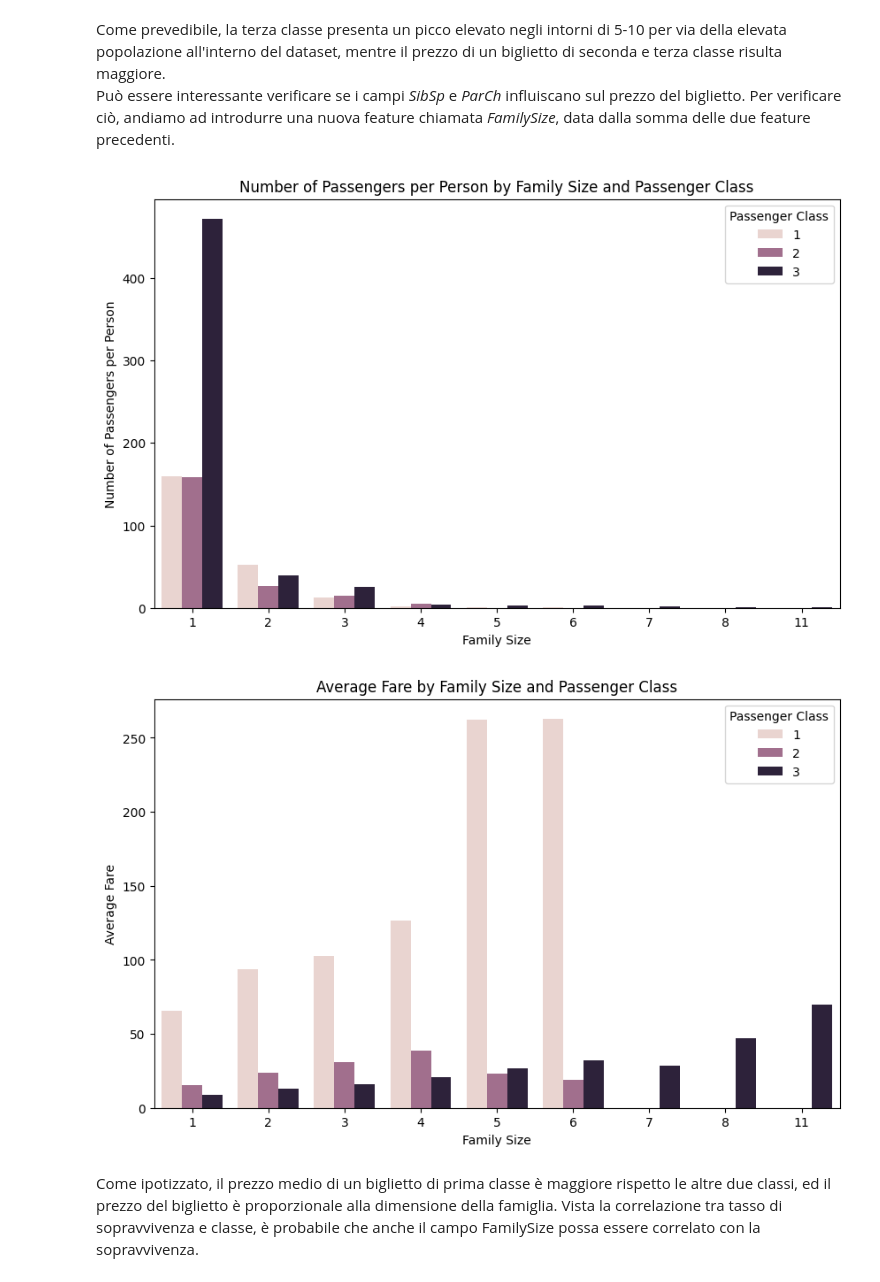
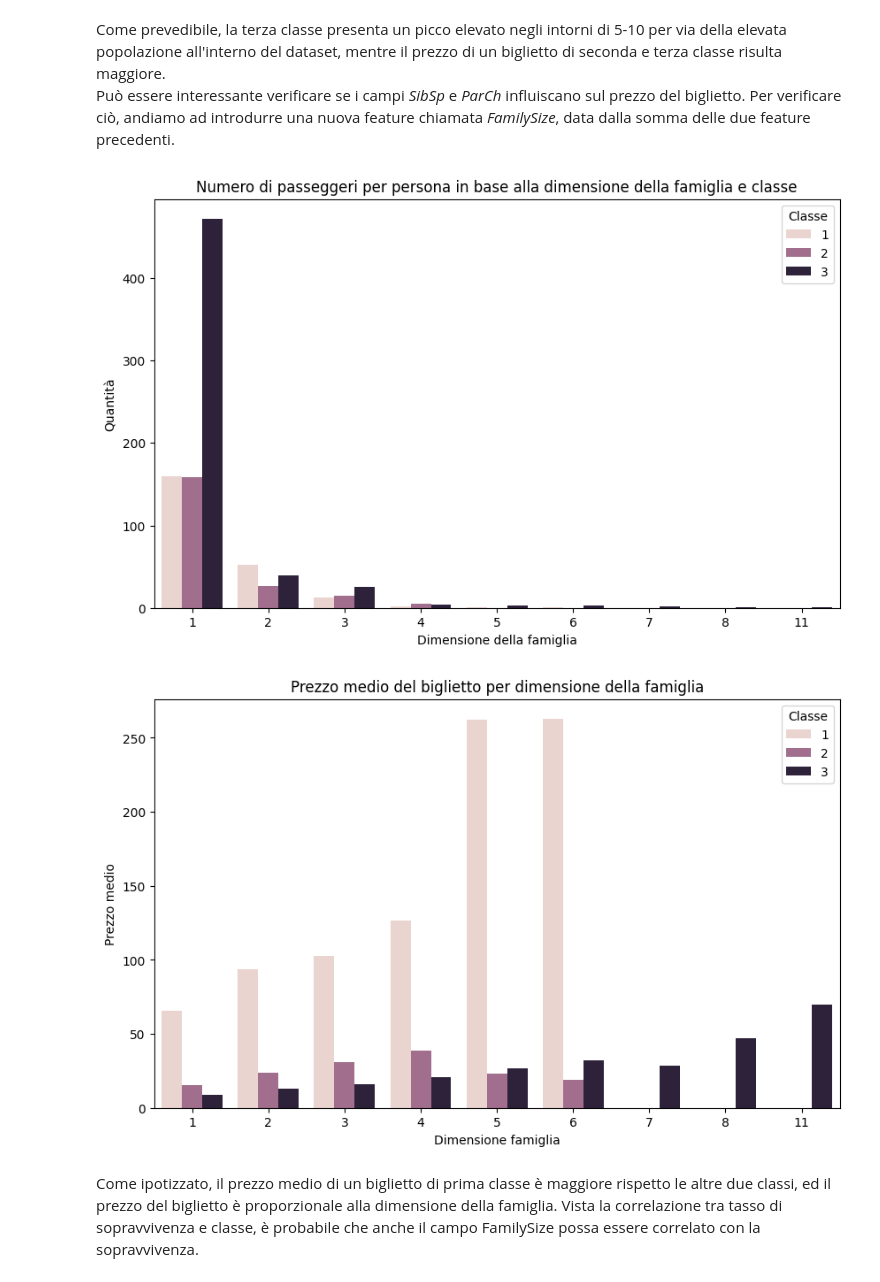
Before and after one commit to lPen88/dataProject, a Jupyter notebook: report.ipynb, the cells around one changed output. Saved outputs shown, nothing was run; the diff lists cells and outputs as text; code cells hidden in the pictures.

```diff
--- a/report.ipynb
+++ b/report.ipynb
@@ -205,32 +204,32 @@ Può essere interessante verificare se i campi *SibSp* e *ParCh* influiscano sul
 # %%
 df['FamilySize'] = df['SibSp'] + df['Parch'] + 1  # +1 per includere il passeggero stesso
 
 df_plot = df.groupby(['FamilySize', 'Pclass']).size().reset_index(name='Count')
 df_plot['CountPerPerson'] = df_plot['Count'] / df_plot['FamilySize']
 plt.figure(figsize=(10, 6))
 sns.barplot(data=df_plot, x='FamilySize', y='CountPerPerson', hue='Pclass')
-plt.title('Number of Passengers per Person by Family Size and Passenger Class')
-plt.ylabel('Number of Passengers per Person')
-plt.xlabel('Family Size')
-plt.legend(title='Passenger Class')
+plt.title('Numero di passeggeri per persona in base alla dimensione della famiglia e classe')
+plt.ylabel('Quantità')
+plt.xlabel('Dimensione della famiglia')
+plt.legend(title='Classe')
 plt.show()
 
 fare_by_family = (
     df.groupby(['FamilySize', 'Pclass'])['Fare']
       .mean()
       .reset_index()
 )
 plt.figure(figsize=(10, 6))
 ax = sns.barplot(data=fare_by_family, x='FamilySize', y='Fare', hue='Pclass')
-plt.title('Average Fare by Family Size and Passenger Class')
-plt.ylabel('Average Fare')
-plt.xlabel('Family Size')
-plt.legend(title='Passenger Class')
+plt.title('Prezzo medio del biglietto per dimensione della famiglia')
+plt.ylabel('Prezzo medio')
+plt.xlabel('Dimensione famiglia')
+plt.legend(title='Classe')
 
 plt.show()
 # %% [output]
-[figure, old version]
+[figure, new version]
-[figure, old version]
+[figure, new version]
 # %% [markdown]
 Come ipotizzato, il prezzo medio di un biglietto di prima classe è maggiore rispetto le altre due classi, ed il prezzo del biglietto è proporzionale alla dimensione della famiglia. Vista la correlazione tra tasso di sopravvivenza e classe, è probabile che anche il campo FamilySize possa essere correlato con la sopravvivenza.
 # %%
```
Also changed, not shown: parts of 19 cells of this notebook, 4 other files.
